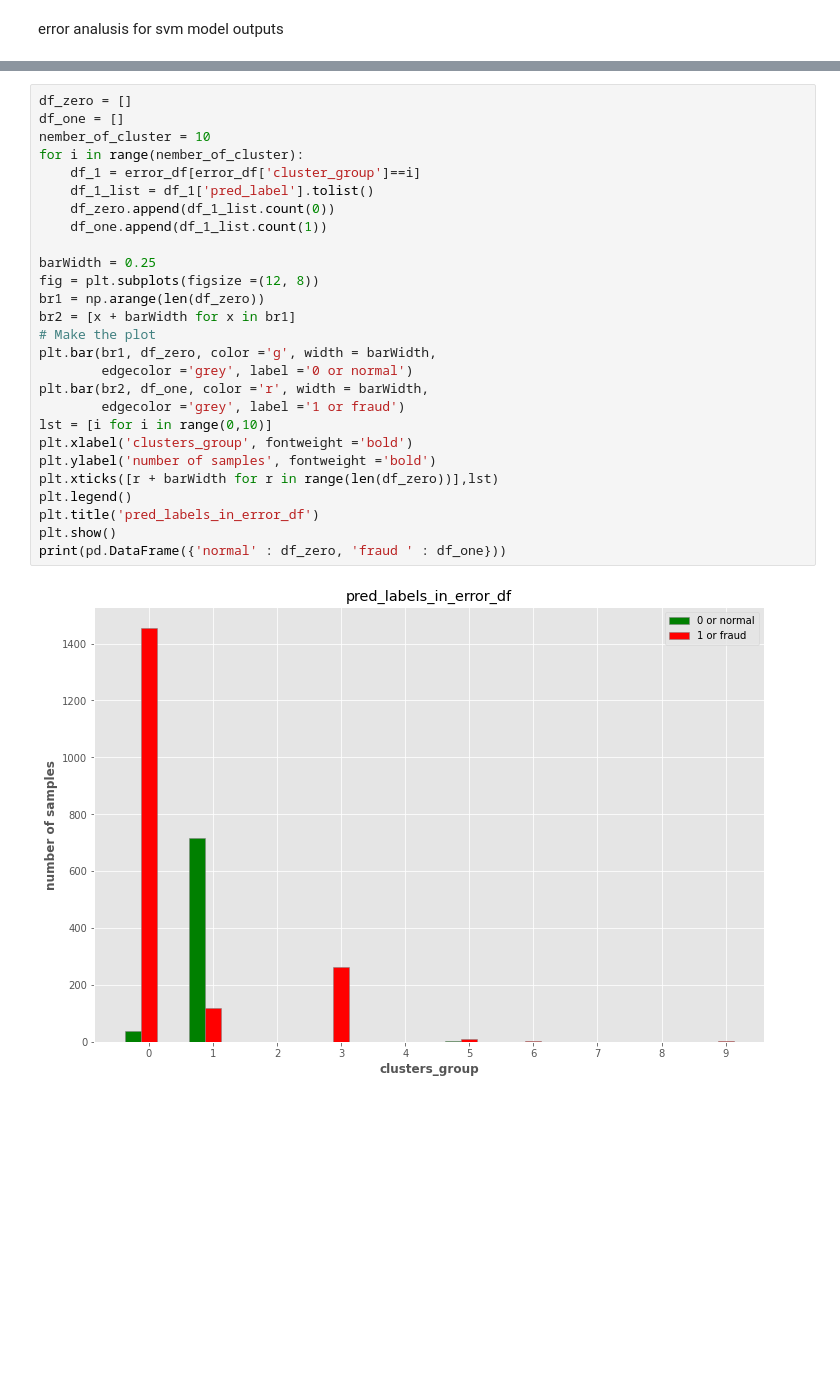
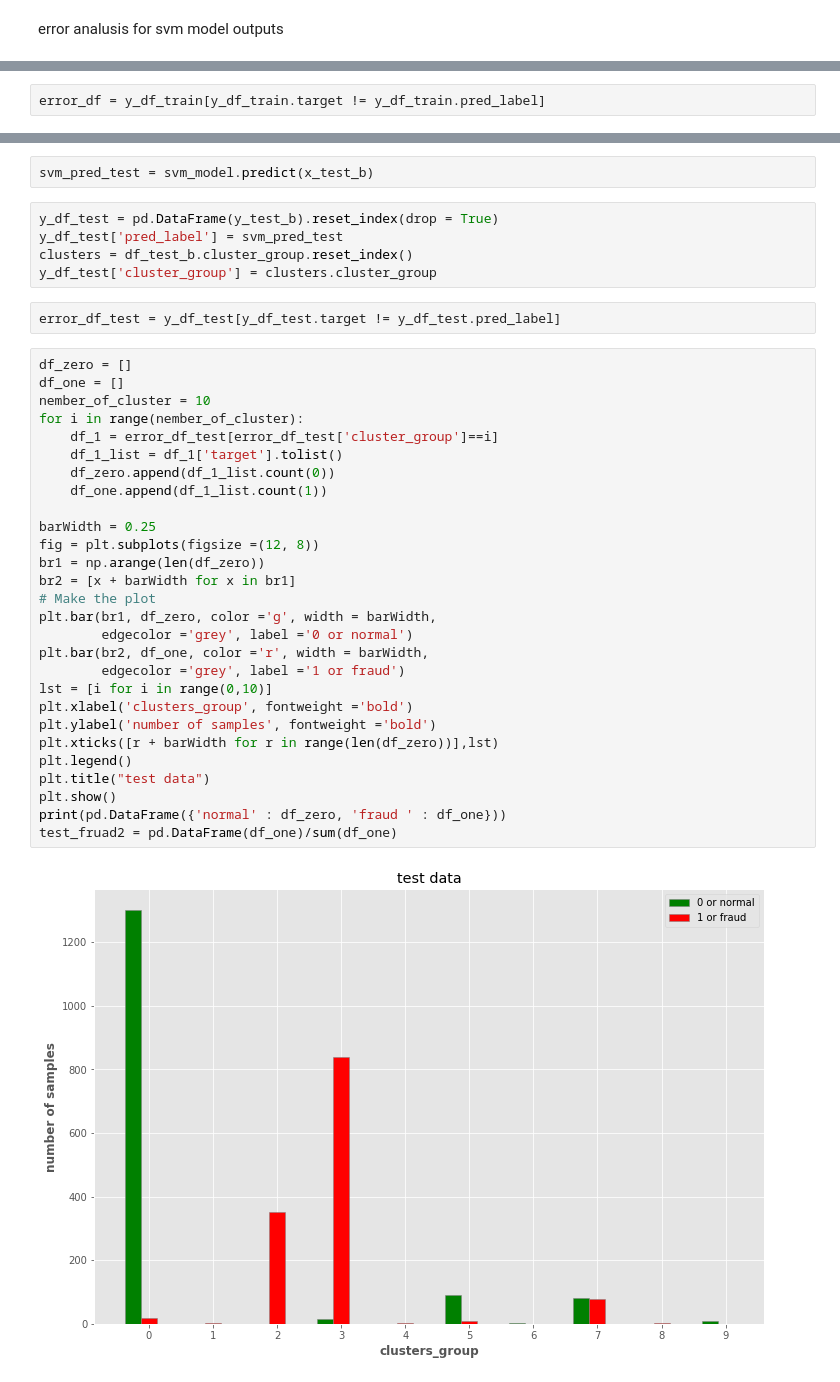
Before and after one commit to navid-finra/finra2, a Jupyter notebook: imp/finra.ipynb, the cells around one changed output, grey strips where cells are left out. Cells and saved outputs as stored; diff of their text form; blank space fills up the shorter version.

```diff
--- a/imp/finra.ipynb
+++ b/imp/finra.ipynb
@@ -389,3 +495,5 @@ error_df = features[features.target != features.pred_label]
+# %%
+error_df = y_df_train[y_df_train.target != y_df_train.pred_label]
 # %%
 df_zero = []
 df_one = []
@@ -429,30 +540,40 @@ print(pd.DataFrame({'normal' : df_zero, 'fraud ' : df_one}))
+# %%
+svm_pred_test = svm_model.predict(x_test_b)
+# %%
+y_df_test = pd.DataFrame(y_test_b).reset_index(drop = True)
+y_df_test['pred_label'] = svm_pred_test
+clusters = df_test_b.cluster_group.reset_index()
+y_df_test['cluster_group'] = clusters.cluster_group
+# %%
+error_df_test = y_df_test[y_df_test.target != y_df_test.pred_label]
 # %%
 df_zero = []
 df_one = []
 nember_of_cluster = 10
 for i in range(nember_of_cluster):
-    df_1 = error_df[error_df['cluster_group']==i]
-    df_1_list = df_1['pred_label'].tolist()
+    df_1 = error_df_test[error_df_test['cluster_group']==i]
+    df_1_list = df_1['target'].tolist()
     df_zero.append(df_1_list.count(0))
     df_one.append(df_1_list.count(1))
 
 barWidth = 0.25
 fig = plt.subplots(figsize =(12, 8))
 br1 = np.arange(len(df_zero))
 br2 = [x + barWidth for x in br1]
 # Make the plot
 plt.bar(br1, df_zero, color ='g', width = barWidth,
         edgecolor ='grey', label ='0 or normal')
 plt.bar(br2, df_one, color ='r', width = barWidth,
         edgecolor ='grey', label ='1 or fraud')
 lst = [i for i in range(0,10)]
 plt.xlabel('clusters_group', fontweight ='bold')
 plt.ylabel('number of samples', fontweight ='bold')
 plt.xticks([r + barWidth for r in range(len(df_zero))],lst)
 plt.legend()
-plt.title('pred_labels_in_error_df')
+plt.title("test data")
 plt.show()
 print(pd.DataFrame({'normal' : df_zero, 'fraud ' : df_one}))
+test_fruad2 = pd.DataFrame(df_one)/sum(df_one)
 # %% [output]
-[figure, old version]
+[figure, new version]
    normal  fraud
```
Also changed, not shown: parts of 36 cells of this notebook.
